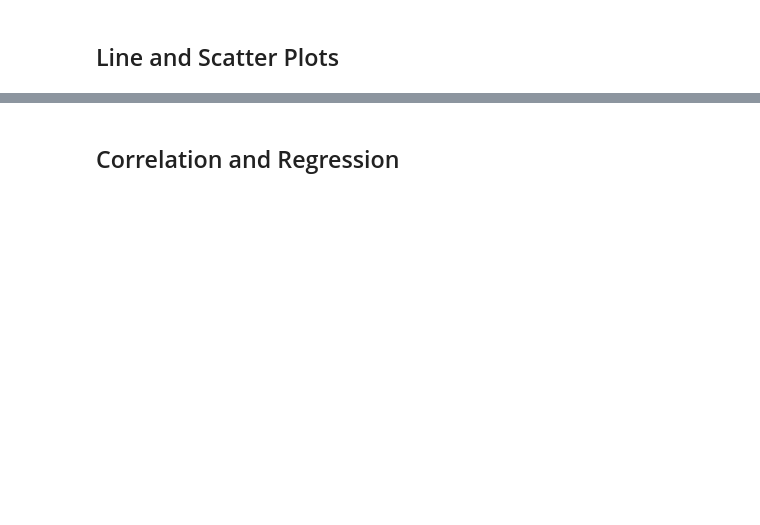
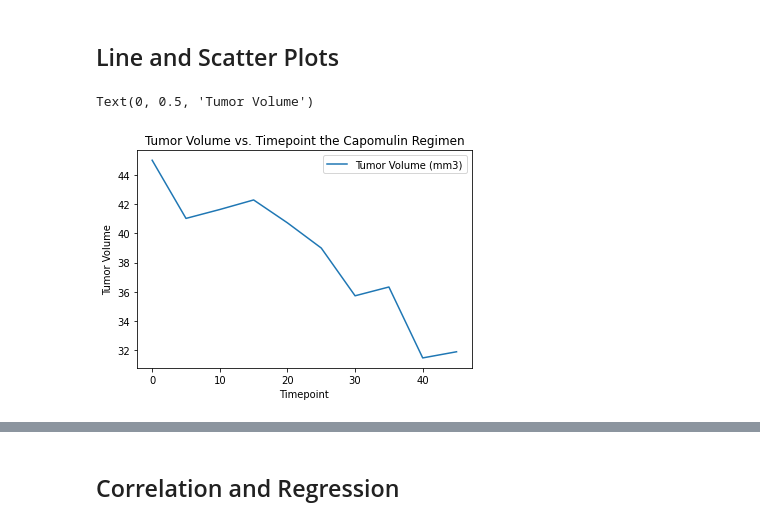
Before and after one commit to HBodden/Pymaceuticals---Module-5-Challenge, a Jupyter notebook: pymaceuticals_complete.ipynb, the cells around one changed output, grey strips where cells are left out. Cells and saved outputs as stored; diff of their text form; code cells hidden in the pictures; blank space fills up the shorter version.

```diff
--- a/pymaceuticals_complete.ipynb
+++ b/pymaceuticals_complete.ipynb
@@ -252,12 +257,13 @@ new_mouse_df.plot("Drug Regimen","Tumor Volume (mm3)", kind="box")
 ## Line and Scatter Plots
 # %%
 # Generate a line plot of tumor volume vs. time point for a mouse treated with Capomulin
-lplot = updated_mouse_data[updated_mouse_data["Mouse ID"] == "k403"]
-#lplot = lplot.groupby("Timepoint").mean()["Tumor Volume (mm3)"]
-
+lplot = updated_mouse_data[updated_mouse_data["Mouse ID"] == "y793"]
 lplot.plot("Timepoint", "Tumor Volume (mm3)", kind="line")
 plt.title("Tumor Volume vs. Timepoint the Capomulin Regimen")
 plt.ylabel("Tumor Volume")
+# %% [output]
+Text(0, 0.5, 'Tumor Volume')
+[figure, added]
 # %%
 # Generate a scatter plot of average tumor volume vs. mouse weight for the Capomulin regimen
 mouse_scatter = updated_mouse_data.loc[(updated_mouse_data["Drug Regimen"] == "Capomulin")]
```
Also changed, not shown: parts of 10 cells of this notebook.
